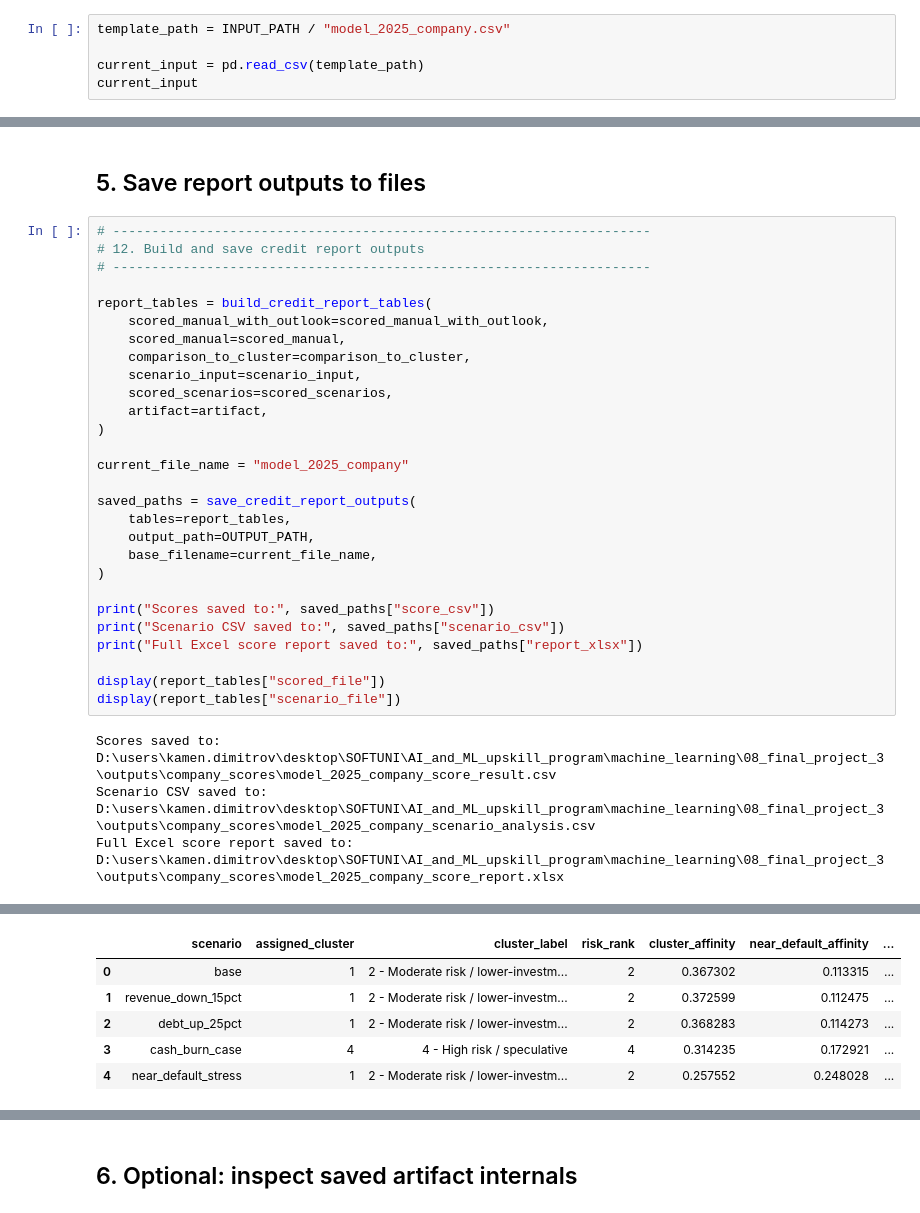
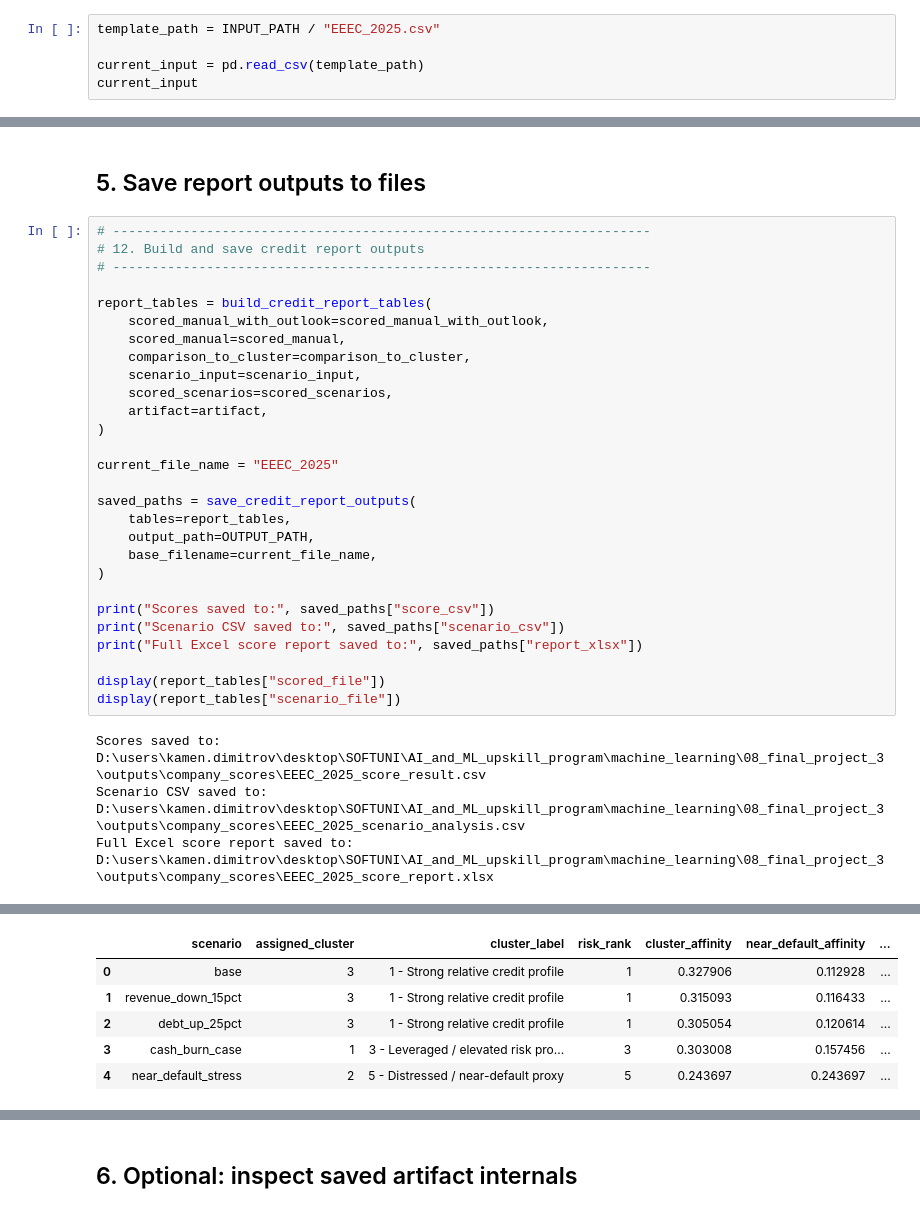
Before and after one commit to Kamend1/corporate_credit_clustering_tool, a Jupyter notebook: notebooks/03_private_company_credit_scoring_tool_feature_patch.ipynb, the cells around one changed output, grey strips where cells are left out. Cells and saved outputs as stored; diff of their text form.

```diff
--- a/notebooks/03_private_company_credit_scoring_tool_feature_patch.ipynb
+++ b/notebooks/03_private_company_credit_scoring_tool_feature_patch.ipynb
@@ -198,7 +198,7 @@ print("Template saved to:", template_path)
 # %% [output]
 Template saved to: D:\users\kamen.dimitrov\desktop\SOFTUNI\AI_and_ML_upskill_program\machine_learning\08_final_project_3\inputs\EEEC_2025.csv
 # %%
-template_path = INPUT_PATH / "model_2025_company.csv"
+template_path = INPUT_PATH / "EEEC_2025.csv"
 
 current_input = pd.read_csv(template_path)
 current_input
@@ -456,7 +456,7 @@ report_tables = build_credit_report_tables(
     artifact=artifact,
 )
 
-current_file_name = "model_2025_company"
+current_file_name = "EEEC_2025"
 
 saved_paths = save_credit_report_outputs(
     tables=report_tables,
@@ -471,7 +471,7 @@ print("Full Excel score report saved to:", saved_paths["report_xlsx"])
 display(report_tables["scored_file"])
 display(report_tables["scenario_file"])
 # %% [output]
-Scores saved to: D:\users\kamen.dimitrov\desktop\SOFTUNI\AI_and_ML_upskill_program\machine_learning\08_final_project_3\outputs\company_scores\model_2025_company_score_result.csv
-Scenario CSV saved to: D:\users\kamen.dimitrov\desktop\SOFTUNI\AI_and_ML_upskill_program\machine_learning\08_final_project_3\outputs\company_scores\model_2025_company_scenario_analysis.csv
-Full Excel score report saved to: D:\users\kamen.dimitrov\desktop\SOFTUNI\AI_and_ML_upskill_program\machine_learning\08_final_project_3\outputs\company_scores\model_2025_company_score_report.xlsx
+Scores saved to: D:\users\kamen.dimitrov\desktop\SOFTUNI\AI_and_ML_upskill_program\machine_learning\08_final_project_3\outputs\company_scores\EEEC_2025_score_result.csv
+Scenario CSV saved to: D:\users\kamen.dimitrov\desktop\SOFTUNI\AI_and_ML_upskill_program\machine_learning\08_final_project_3\outputs\company_scores\EEEC_2025_scenario_analysis.csv
+Full Excel score report saved to: D:\users\kamen.dimitrov\desktop\SOFTUNI\AI_and_ML_upskill_program\machine_learning\08_final_project_3\outputs\company_scores\EEEC_2025_score_report.xlsx
 |  | company_name | fiscal_year | assigned_cluster | cluster_label | risk_rank | cluster_affinity | ... |
@@ -479,9 +479,9 @@ Full Excel score report saved to: D:\users\kamen.dimitrov\desktop\SOFTUNI\AI_and
 |  | scenario | assigned_cluster | cluster_label | risk_rank | cluster_affinity | near_default_affinity | ... |
-| 0 | base | 1 | 2 - Moderate risk / lower-investm... | 2 | 0.367302 | 0.113315 | ... |
-| 1 | revenue_down_15pct | 1 | 2 - Moderate risk / lower-investm... | 2 | 0.372599 | 0.112475 | ... |
-| 2 | debt_up_25pct | 1 | 2 - Moderate risk / lower-investm... | 2 | 0.368283 | 0.114273 | ... |
-| 3 | cash_burn_case | 4 | 4 - High risk / speculative | 4 | 0.314235 | 0.172921 | ... |
-| 4 | near_default_stress | 1 | 2 - Moderate risk / lower-investm... | 2 | 0.257552 | 0.248028 | ... |
+| 0 | base | 3 | 1 - Strong relative credit profile | 1 | 0.327906 | 0.112928 | ... |
+| 1 | revenue_down_15pct | 3 | 1 - Strong relative credit profile | 1 | 0.315093 | 0.116433 | ... |
+| 2 | debt_up_25pct | 3 | 1 - Strong relative credit profile | 1 | 0.305054 | 0.120614 | ... |
+| 3 | cash_burn_case | 1 | 3 - Leveraged / elevated risk pro... | 3 | 0.303008 | 0.157456 | ... |
+| 4 | near_default_stress | 2 | 5 - Distressed / near-default proxy | 5 | 0.243697 | 0.243697 | ... |
 # %%
 guardrail_cols = [
     "guardrail_level",
```
Also changed, not shown: parts of 11 cells of this notebook, 12 other files.
